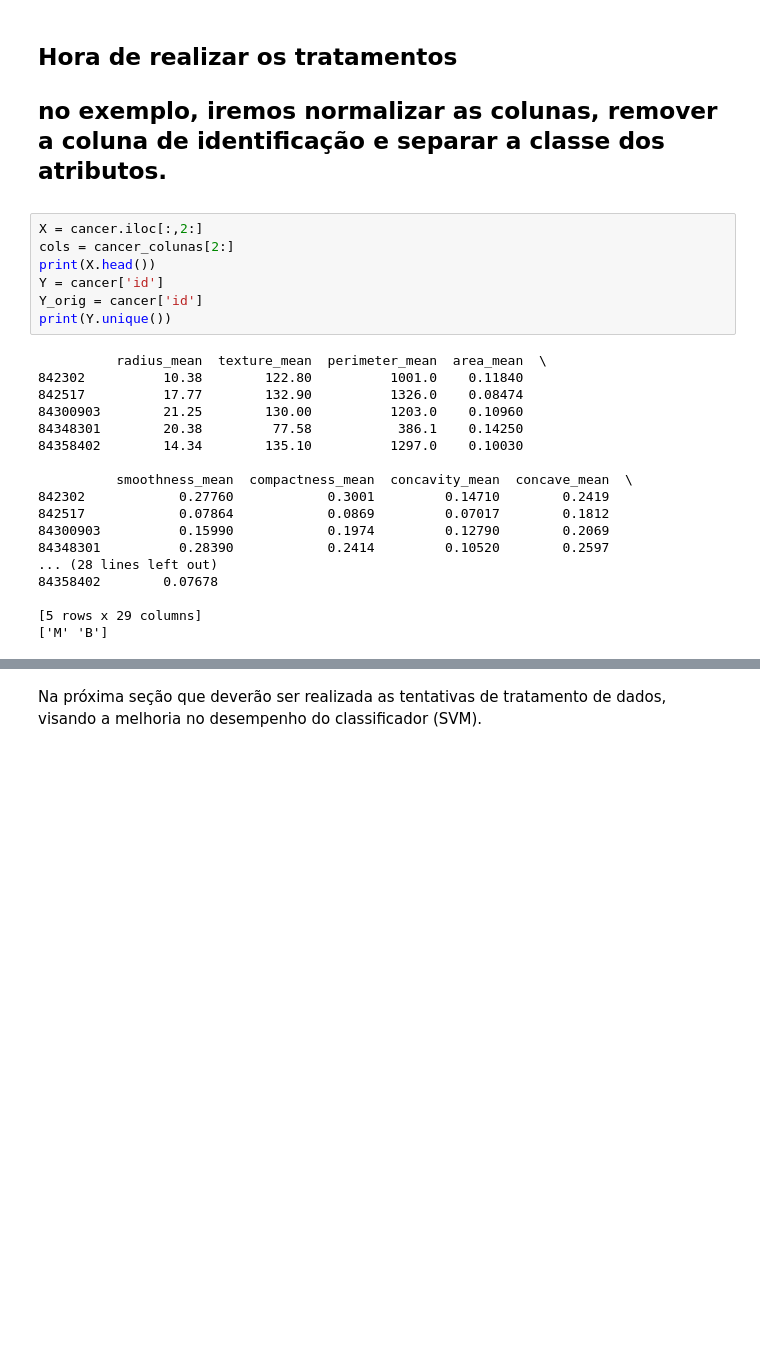
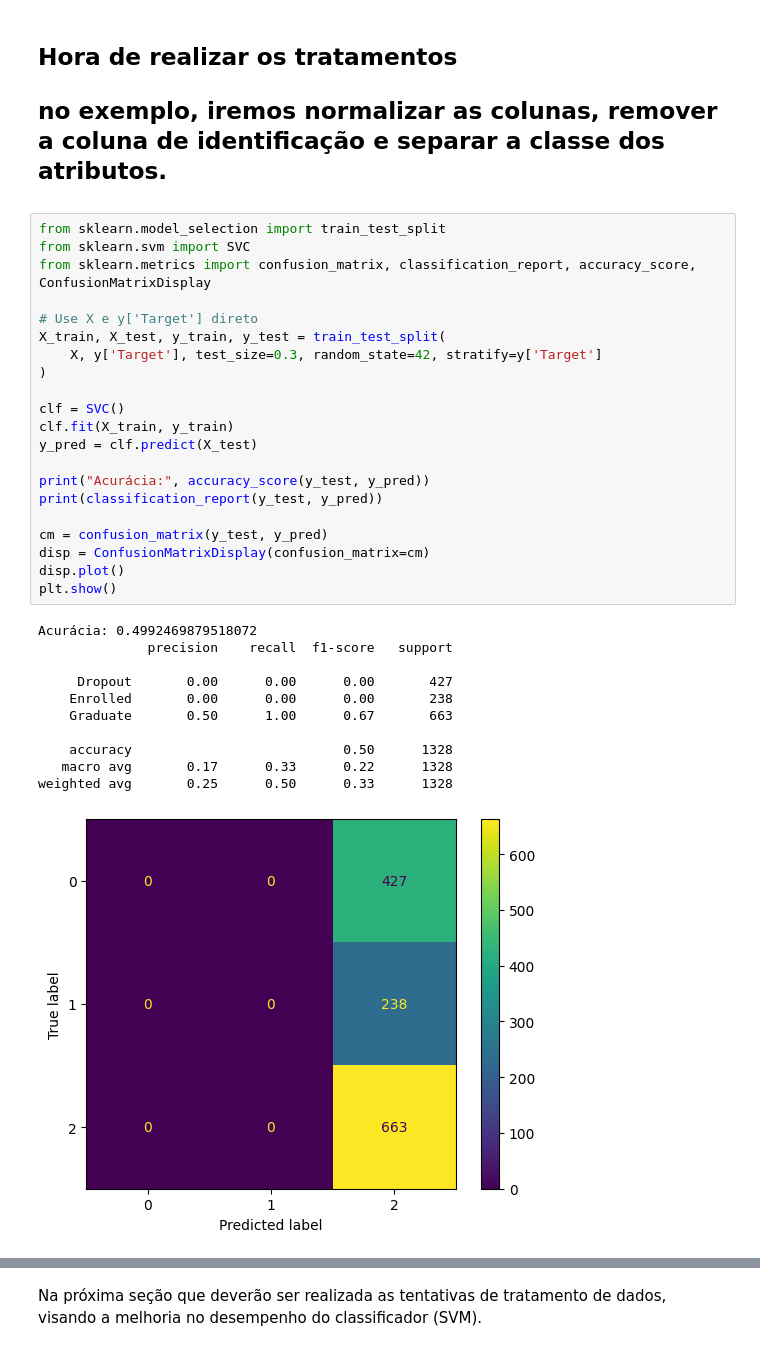
Before and after one commit to Lucasmsorretino/TrabArqDados, a Jupyter notebook: trab2.ipynb, the cells around one changed output, grey strips where cells are left out. Drawn from its saved outputs; the diff is of its cells as text; blank space fills up the shorter version.

```diff
--- a/trab2.ipynb
+++ b/trab2.ipynb
@@ -129,28 +320,36 @@ Name: count, dtype: int64
 # %% [markdown]
 <h2>Hora de realizar os tratamentos<h2>
 <p>no exemplo, iremos normalizar as colunas, remover a coluna de identificação e separar a classe dos atributos.</p>
-# %%
-X = cancer.iloc[:,2:]
-cols = cancer_colunas[2:]
-print(X.head())
-Y = cancer['id']
-Y_orig = cancer['id']
-print(Y.unique())
-# %% [output]
-          radius_mean  texture_mean  perimeter_mean  area_mean  \
-842302          10.38        122.80          1001.0    0.11840
-842517          17.77        132.90          1326.0    0.08474
-84300903        21.25        130.00          1203.0    0.10960
-84348301        20.38         77.58           386.1    0.14250
-84358402        14.34        135.10          1297.0    0.10030
-
-          smoothness_mean  compactness_mean  concavity_mean  concave_mean  \
-842302            0.27760            0.3001         0.14710        0.2419
-842517            0.07864            0.0869         0.07017        0.1812
-84300903          0.15990            0.1974         0.12790        0.2069
-84348301          0.28390            0.2414         0.10520        0.2597
-... (28 lines left out)
-84358402        0.07678
-
-[5 rows x 29 columns]
-['M' 'B']
+# %%
+from sklearn.model_selection import train_test_split
+from sklearn.svm import SVC
+from sklearn.metrics import confusion_matrix, classification_report, accuracy_score, ConfusionMatrixDisplay
+
+# Use X e y['Target'] direto
+X_train, X_test, y_train, y_test = train_test_split(
+    X, y['Target'], test_size=0.3, random_state=42, stratify=y['Target']
+)
+
+clf = SVC()
+clf.fit(X_train, y_train)
+y_pred = clf.predict(X_test)
+
+print("Acurácia:", accuracy_score(y_test, y_pred))
+print(classification_report(y_test, y_pred))
+
+cm = confusion_matrix(y_test, y_pred)
+disp = ConfusionMatrixDisplay(confusion_matrix=cm)
+disp.plot()
+plt.show()
+# %% [output]
+Acurácia: 0.4992469879518072
+              precision    recall  f1-score   support
+
+     Dropout       0.00      0.00      0.00       427
+    Enrolled       0.00      0.00      0.00       238
+    Graduate       0.50      1.00      0.67       663
+
+    accuracy                           0.50      1328
+   macro avg       0.17      0.33      0.22      1328
+weighted avg       0.25      0.50      0.33      1328
+[figure, added]
```
Also changed, not shown: parts of 26 cells of this notebook, 2 other files.
